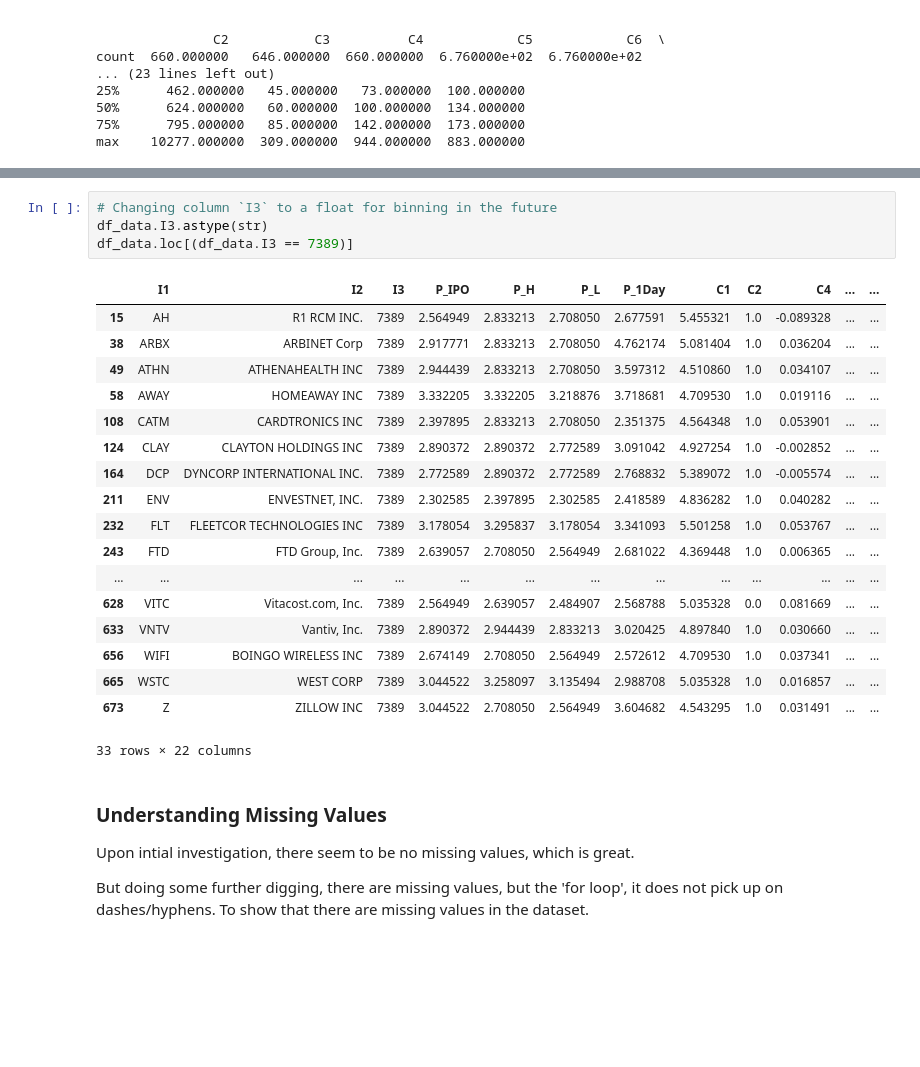
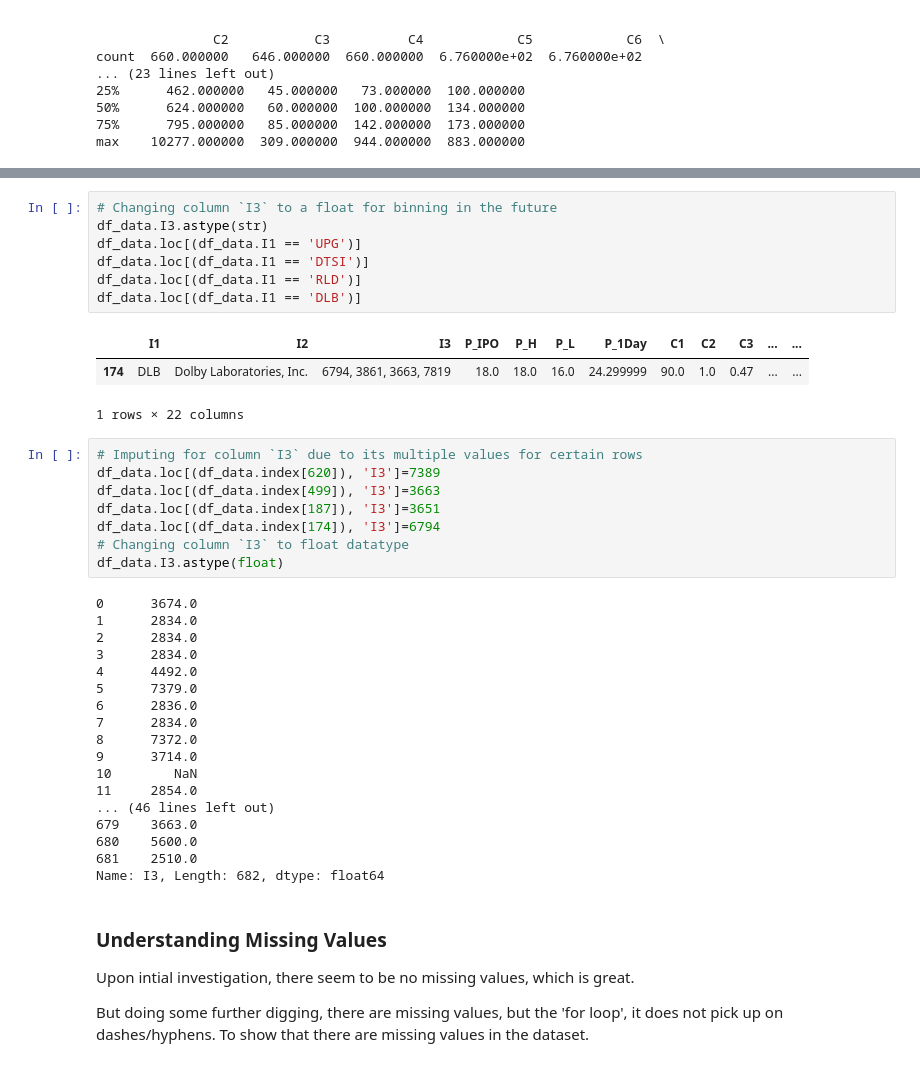
Before and after one commit to BA545-SP2019/2019-competition1-the-dundies, a Jupyter notebook: Our_Code_Good.ipynb, the cells around one changed output, grey strips where cells are left out. Saved outputs shown, nothing was run; the diff lists cells and outputs as text; blank space fills up the shorter version.

```diff
--- a/Our_Code_Good.ipynb
+++ b/Our_Code_Good.ipynb
@@ -156,26 +156,40 @@ dtype: object
 # %%
 # Changing column `I3` to a float for binning in the future
 df_data.I3.astype(str)
-df_data.loc[(df_data.I3 == 7389)]
+df_data.loc[(df_data.I1 == 'UPG')]
+df_data.loc[(df_data.I1 == 'DTSI')]
+df_data.loc[(df_data.I1 == 'RLD')]
+df_data.loc[(df_data.I1 == 'DLB')]
 # %% [output]
-|  | I1 | I2 | I3 | P_IPO | P_H | P_L | P_1Day | C1 | C2 | C4 | ... | ... |
-| 15 | AH | R1 RCM INC. | 7389 | 2.564949 | 2.833213 | 2.708050 | 2.677591 | 5.455321 | 1.0 | -0.089328 | ... | ... |
-| 38 | ARBX | ARBINET Corp | 7389 | 2.917771 | 2.833213 | 2.708050 | 4.762174 | 5.081404 | 1.0 | 0.036204 | ... | ... |
-| 49 | ATHN | ATHENAHEALTH INC | 7389 | 2.944439 | 2.833213 | 2.708050 | 3.597312 | 4.510860 | 1.0 | 0.034107 | ... | ... |
-| 58 | AWAY | HOMEAWAY INC | 7389 | 3.332205 | 3.332205 | 3.218876 | 3.718681 | 4.709530 | 1.0 | 0.019116 | ... | ... |
-| 108 | CATM | CARDTRONICS INC | 7389 | 2.397895 | 2.833213 | 2.708050 | 2.351375 | 4.564348 | 1.0 | 0.053901 | ... | ... |
-| 124 | CLAY | CLAYTON HOLDINGS INC | 7389 | 2.890372 | 2.890372 | 2.772589 | 3.091042 | 4.927254 | 1.0 | -0.002852 | ... | ... |
-| 164 | DCP | DYNCORP INTERNATIONAL INC. | 7389 | 2.772589 | 2.890372 | 2.772589 | 2.768832 | 5.389072 | 1.0 | -0.005574 | ... | ... |
-| 211 | ENV | ENVESTNET, INC. | 7389 | 2.302585 | 2.397895 | 2.302585 | 2.418589 | 4.836282 | 1.0 | 0.040282 | ... | ... |
-| 232 | FLT | FLEETCOR TECHNOLOGIES INC | 7389 | 3.178054 | 3.295837 | 3.178054 | 3.341093 | 5.501258 | 1.0 | 0.053767 | ... | ... |
-| 243 | FTD | FTD Group, Inc. | 7389 | 2.639057 | 2.708050 | 2.564949 | 2.681022 | 4.369448 | 1.0 | 0.006365 | ... | ... |
-| ... | ... | ... | ... | ... | ... | ... | ... | ... | ... | ... | ... | ... |
-| 628 | VITC | Vitacost.com, Inc. | 7389 | 2.564949 | 2.639057 | 2.484907 | 2.568788 | 5.035328 | 0.0 | 0.081669 | ... | ... |
-| 633 | VNTV | Vantiv, Inc. | 7389 | 2.890372 | 2.944439 | 2.833213 | 3.020425 | 4.897840 | 1.0 | 0.030660 | ... | ... |
-| 656 | WIFI | BOINGO WIRELESS INC | 7389 | 2.674149 | 2.708050 | 2.564949 | 2.572612 | 4.709530 | 1.0 | 0.037341 | ... | ... |
-| 665 | WSTC | WEST CORP | 7389 | 3.044522 | 3.258097 | 3.135494 | 2.988708 | 5.035328 | 1.0 | 0.016857 | ... | ... |
-| 673 | Z | ZILLOW INC | 7389 | 3.044522 | 2.708050 | 2.564949 | 3.604682 | 4.543295 | 1.0 | 0.031491 | ... | ... |
+|  | I1 | I2 | I3 | P_IPO | P_H | P_L | P_1Day | C1 | C2 | C3 | ... | ... |
+| 174 | DLB | Dolby Laboratories, Inc. | 6794, 3861, 3663, 7819 | 18.0 | 18.0 | 16.0 | 24.299999 | 90.0 | 1.0 | 0.47 | ... | ... |
-33 rows × 22 columns
+1 rows × 22 columns
+# %%
+# Imputing for column `I3` due to its multiple values for certain rows
+df_data.loc[(df_data.index[620]), 'I3']=7389
+df_data.loc[(df_data.index[499]), 'I3']=3663
+df_data.loc[(df_data.index[187]), 'I3']=3651
+df_data.loc[(df_data.index[174]), 'I3']=6794
+# Changing column `I3` to float datatype
+df_data.I3.astype(float)
+# %% [output]
+0      3674.0
+1      2834.0
+2      2834.0
+3      2834.0
+4      4492.0
+5      7379.0
+6      2836.0
+7      2834.0
+8      7372.0
+9      3714.0
+10        NaN
+11     2854.0
+... (46 lines left out)
+679    3663.0
+680    5600.0
+681    2510.0
+Name: I3, Length: 682, dtype: float64
 # %% [markdown]
 ### Understanding Missing Values ###
 
```
Also changed, not shown: parts of 20 cells of this notebook, 1 other file.
